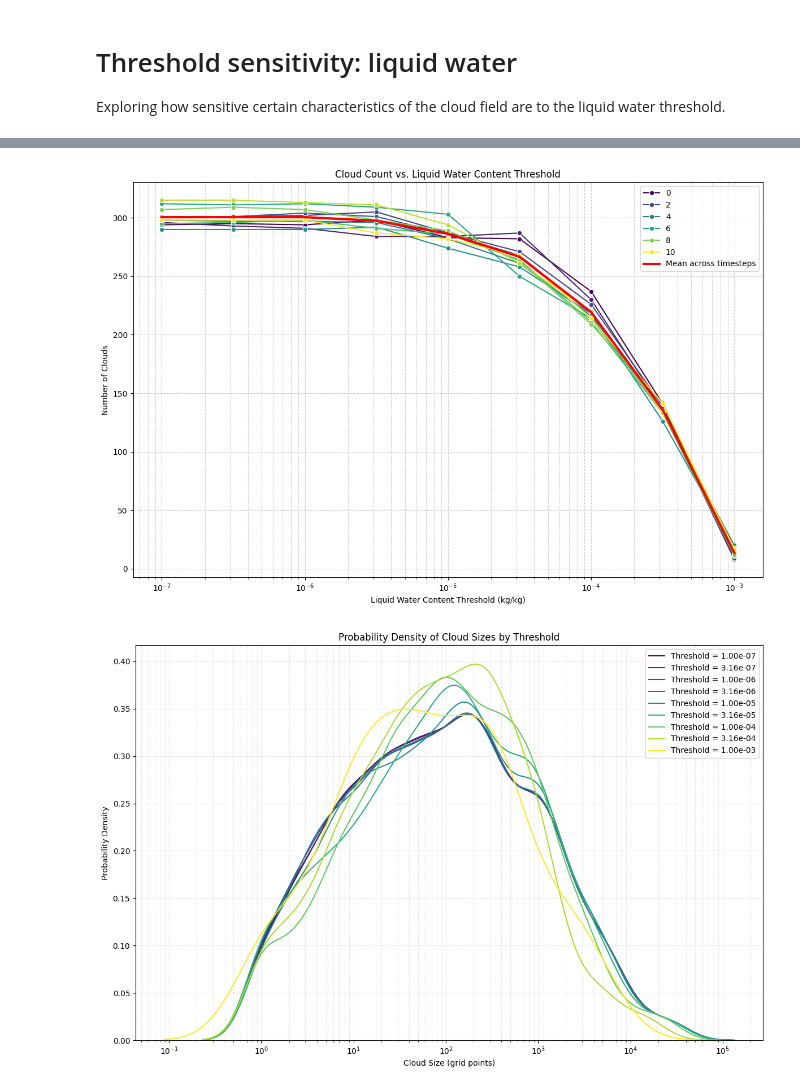
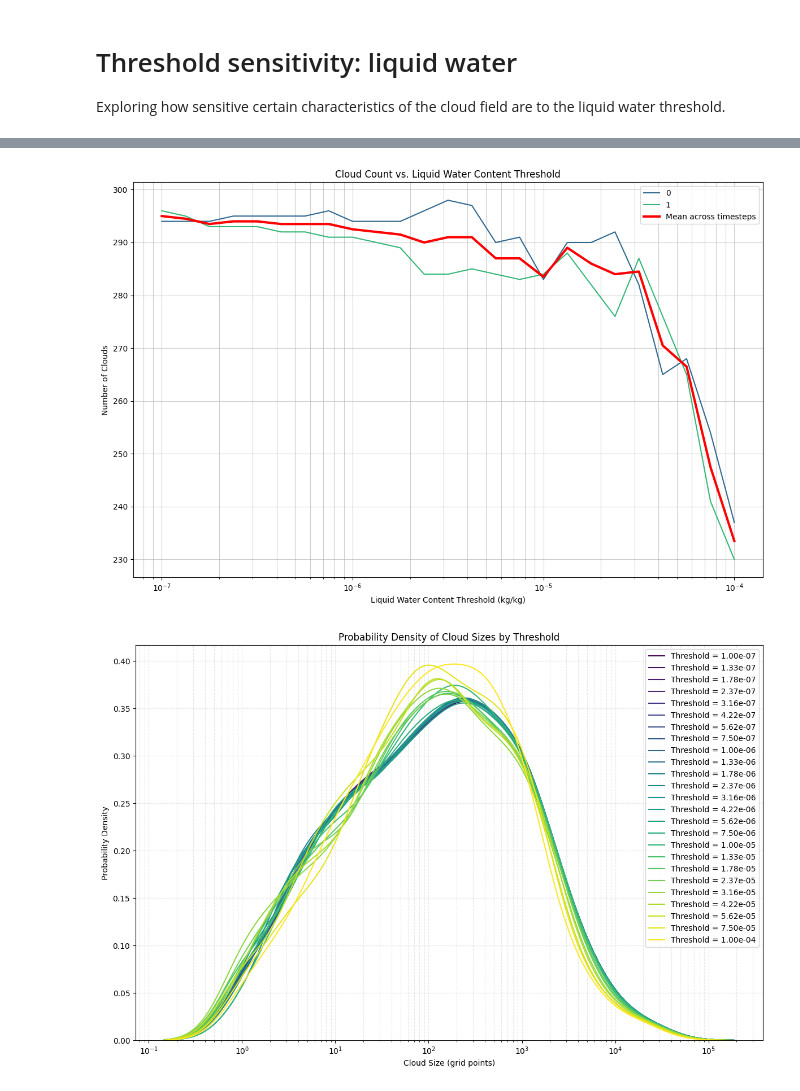
Before and after one commit to jurezgubic/CloudTracking, a Jupyter notebook: analysis/input_field_statistics.ipynb, the cells around one changed output, grey strips where cells are left out. Saved outputs shown, nothing was run; the diff lists cells and outputs as text; code cells hidden in the pictures.

Commit message:
A couple more liquid water threshold sensitivity plots.

```diff
--- a/analysis/input_field_statistics.ipynb
+++ b/analysis/input_field_statistics.ipynb
@@ -1044,7 +1044,6 @@ def plot_cloud_counts(results_df, title=None, figsize=(12, 8)):
         x='threshold',
         y='cloud_count',
         hue='timestep',
-        marker='o',
         palette='viridis'
     )
 
@@ -1060,7 +1059,7 @@ def plot_cloud_counts(results_df, title=None, figsize=(12, 8)):
     )
 
     plt.xscale('log')
-    plt.grid(True, which="both", linestyle="--", alpha=0.6)
+    plt.grid(True, which="both", linestyle="-", alpha=0.6)
     plt.xlabel('Liquid Water Content Threshold (kg/kg)')
     plt.ylabel('Number of Clouds')
     plt.title(title or 'Cloud Count vs. Liquid Water Content Threshold')
@@ -1181,20 +1180,69 @@ def plot_cloud_size_cdf(distributions, thresholds, figsize=(12, 8)):
     return plt.gcf()
 
 
+def plot_fractional_differences(results_df, cloud_size_distributions, thresholds, figsize=(12, 8)):
+    """
+    Plot fractional differences as percentages for cloud count and mean cloud size as thresholds increase.
+    Formula: 100 * (N(θᵢ₊₁) − N(θᵢ)) / N(θᵢ)
+    """
+    plt.figure(figsize=figsize)
+    sorted_thresholds = sorted(thresholds)
+
+    # 1. Cloud count fractional differences
+    mean_counts = results_df.groupby('threshold')['cloud_count'].mean()
+    count_diffs = []
+    count_x = []
+    for i in range(len(sorted_thresholds) - 1):
+        t0, t1 = sorted_thresholds[i], sorted_thresholds[i + 1]
+        n0, n1 = mean_counts.get(t0, np.nan), mean_counts.get(t1, np.nan)
+        if n0 > 0:
+            # Convert to percentage by multiplying by 100
+            count_diffs.append(100 * (n1 - n0) / n0)
+            count_x.append(t0)
+
+    # 2. Mean cloud size fractional differences
+    size_means = [
+        (t, np.mean(cloud_size_distributions[t]))
+        for t in sorted_thresholds if len(cloud_size_distributions.get(t, []))
+    ]
+    size_diffs = []
+    size_x = []
+    for i in range(len(size_means) - 1):
+        t0, s0 = size_means[i]
+        t1, s1 = size_means[i + 1]
+        if s0 > 0:
+            # Convert to percentage by multiplying by 100
+            size_diffs.append(100 * (s1 - s0) / s0)
+            size_x.append(t0)
+
+    # Plotting
+    plt.plot(count_x, count_diffs, '-', label='Cloud Count diff', linewidth=2)
+    plt.plot(size_x, size_diffs, '-', label='Mean Cloud Size diff', linewidth=2)
+
+    plt.xscale('log')
+    plt.axhline(0, color='gray', linestyle='--', alpha=0.7)
+    plt.grid(True, which='both', linestyle='--', alpha=0.6)
+    plt.xlabel('Threshold (kg/kg)')
+    plt.ylabel('Percentage Change (%)')  # Updated y-axis label
+    plt.title('Relative Change in Cloud Count and Size with Threshold')
+    plt.legend()
+    plt.tight_layout()
+
+    return plt.gcf()
 
 
 # ----- Main Analysis Code -----
 
-# Configuration - MOVED HERE
-base_file_path = '/Users/jure/PhD/coding/RICO_1hr/'  # Modify this to your data path
+# Configuration
+base_file_path = '/Users/jure/PhD/coding/RICO_1hr/'
 file_names = {
     'l': 'rico.l.nc',  # Liquid water file
 }
 
 # Analysis parameters
-timesteps_to_analyze = [0,1,2,3,4,5,6,7,8,9,10,11,12,13,14,15,16,17,18,19,20,21,22,23,24,25,26,27,28,29]
-thresholds = [1e-6, 1e-5, 1e-4]
-#thresholds = np.logspace(-7, -3, num=9)
+timesteps_to_analyze = [0,1]  # 30 steps
+#thresholds = [1e-6, 1e-5, 1e-4]
+thresholds = np.logspace(-7, -4, num=25)
 
 # Load data for all timesteps
 data_list = []
@@ -1233,6 +1281,13 @@ size_cdf_fig = plot_cloud_size_cdf(
     figsize=(12, 8)
 )
 
+fractional_diff_fig = plot_fractional_differences(
+    results,
+    cloud_size_distributions,
+    thresholds,
+    figsize=(12, 8)
+)
+
 # Print summary statistics
 print(f"\nAnalysis complete. Summary:")
 print(f"- Timesteps analyzed: {len(timesteps_to_analyze)}")
@@ -1290,2 +1336,2 @@ Average cloud counts by threshold:
-[figure, old version]
+[figure, new version]
-[figure, old version]
+[figure, new version]
```
Also changed, not shown: parts of 3 cells of this notebook.
